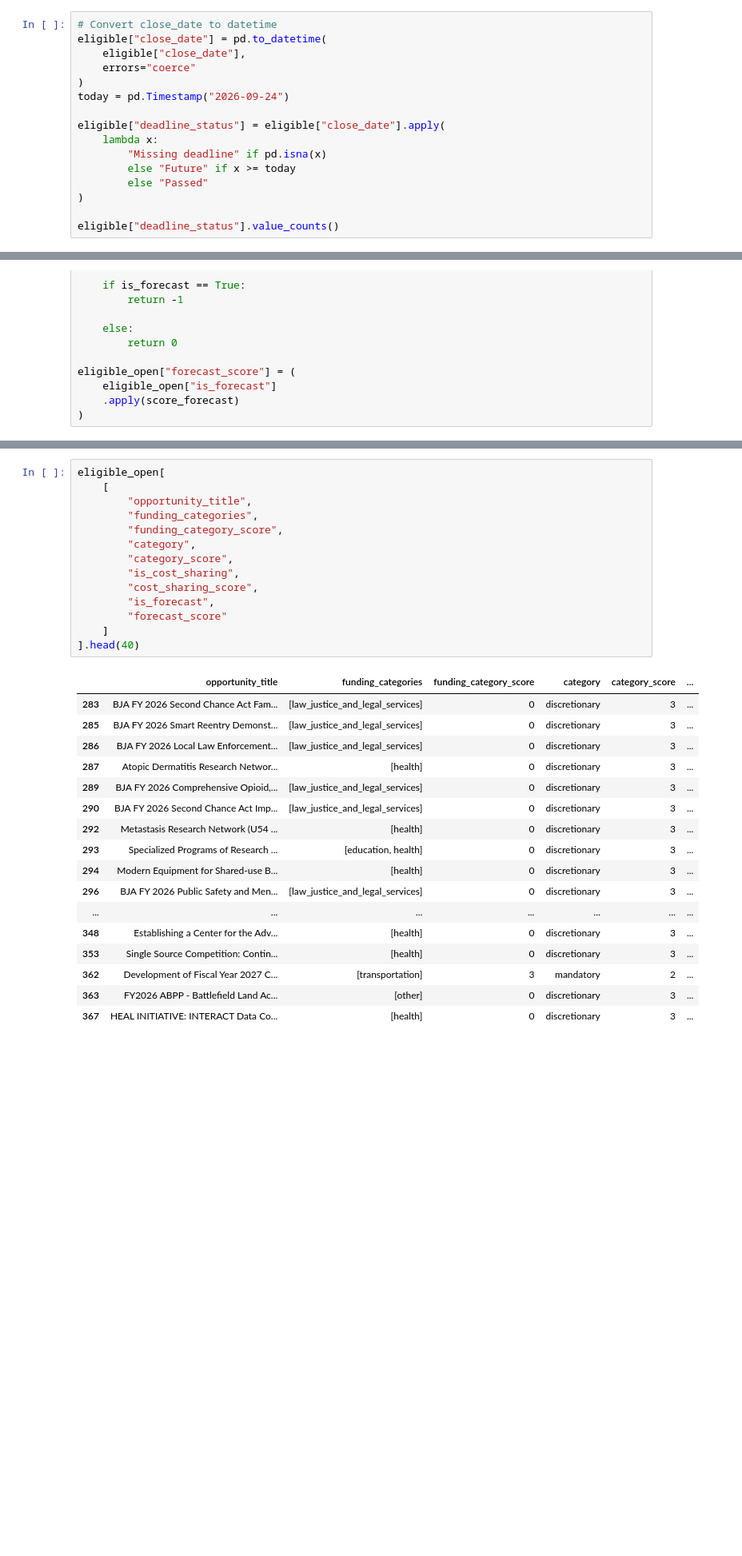
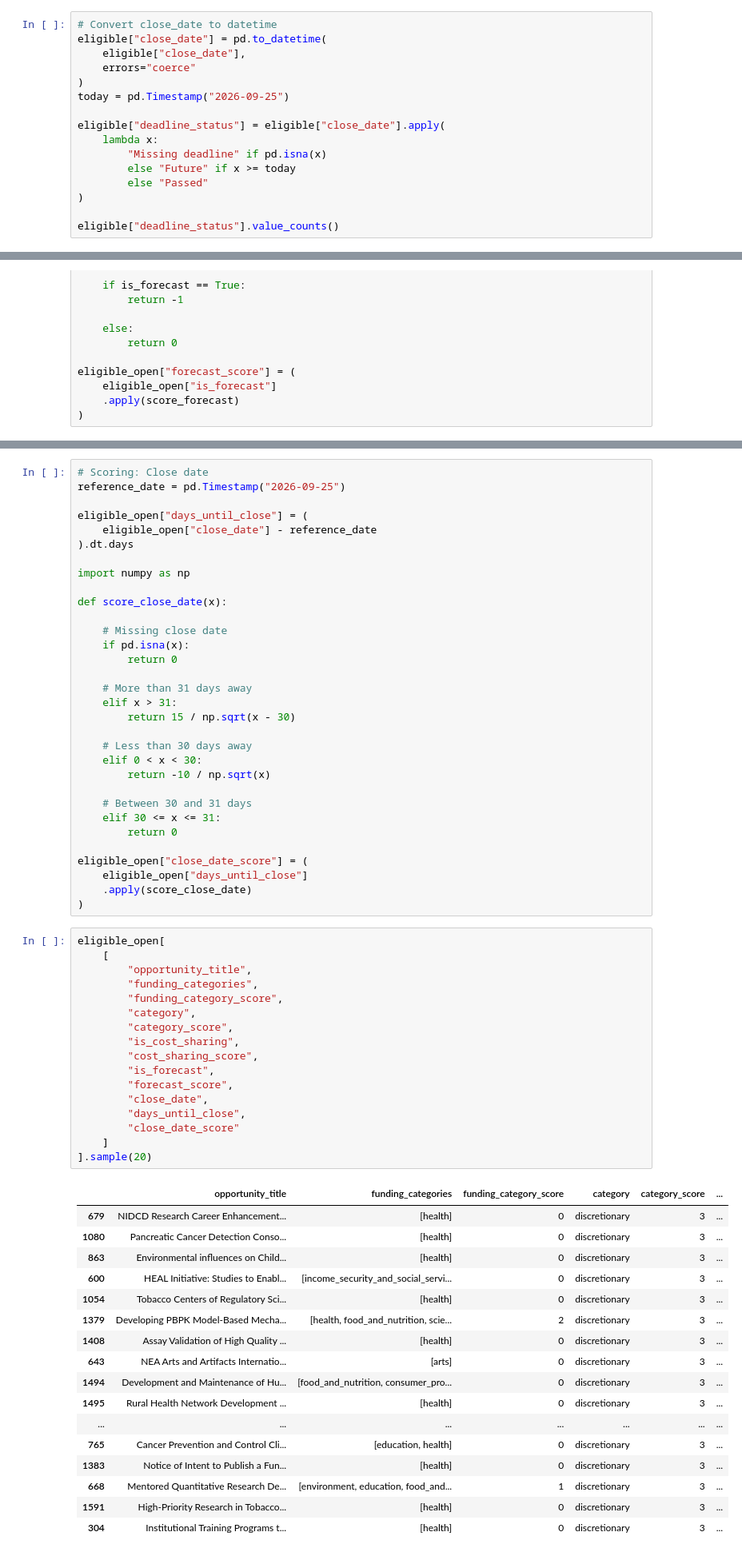
Before and after one commit to sheninyee/sdis-solvathon-2026-team-theSouperSolvers, a Jupyter notebook: solveathon.ipynb, the cells around one changed output, grey strips where cells are left out. Shown at 80% size. Drawn from its saved outputs; the diff is of its cells as text; blank space fills up the shorter version.

```diff
--- a/solveathon.ipynb
+++ b/solveathon.ipynb
@@ -269,7 +269,7 @@ eligible["close_date"] = pd.to_datetime(
     eligible["close_date"],
     errors="coerce"
 )
-today = pd.Timestamp("2026-09-24")
+today = pd.Timestamp("2026-09-25")
 
 eligible["deadline_status"] = eligible["close_date"].apply(
     lambda x:
@@ -428,35 +395,70 @@ eligible_open["days_until_close"] = (
+# %%
+# Scoring: Close date
+reference_date = pd.Timestamp("2026-09-25")
+
+eligible_open["days_until_close"] = (
+    eligible_open["close_date"] - reference_date
+).dt.days
+
+import numpy as np
+
+def score_close_date(x):
+
+    # Missing close date
+    if pd.isna(x):
+        return 0
+
+    # More than 31 days away
+    elif x > 31:
+        return 15 / np.sqrt(x - 30)
+
+    # Less than 30 days away
+    elif 0 < x < 30:
+        return -10 / np.sqrt(x)
+
+    # Between 30 and 31 days
+    elif 30 <= x <= 31:
+        return 0
+
+eligible_open["close_date_score"] = (
+    eligible_open["days_until_close"]
+    .apply(score_close_date)
+)
 # %%
 eligible_open[
     [
         "opportunity_title",
         "funding_categories",
         "funding_category_score",
         "category",
         "category_score",
         "is_cost_sharing",
         "cost_sharing_score",
         "is_forecast",
-        "forecast_score"
+        "forecast_score",
+        "close_date",
+        "days_until_close",
+        "close_date_score"
     ]
-].head(40)
+].sample(20)
 # %% [output]
 |  | opportunity_title | funding_categories | funding_category_score | category | category_score | ... |
-| 283 | BJA FY 2026 Second Chance Act Fam... | [law_justice_and_legal_services] | 0 | discretionary | 3 | ... |
-| 285 | BJA FY 2026 Smart Reentry Demonst... | [law_justice_and_legal_services] | 0 | discretionary | 3 | ... |
-| 286 | BJA FY 2026 Local Law Enforcement... | [law_justice_and_legal_services] | 0 | discretionary | 3 | ... |
-| 287 | Atopic Dermatitis Research Networ... | [health] | 0 | discretionary | 3 | ... |
-| 289 | BJA FY 2026 Comprehensive Opioid,... | [law_justice_and_legal_services] | 0 | discretionary | 3 | ... |
-| 290 | BJA FY 2026 Second Chance Act Imp... | [law_justice_and_legal_services] | 0 | discretionary | 3 | ... |
-| 292 | Metastasis Research Network (U54 ... | [health] | 0 | discretionary | 3 | ... |
-| 293 | Specialized Programs of Research ... | [education, health] | 0 | discretionary | 3 | ... |
-| 294 | Modern Equipment for Shared-use B... | [health] | 0 | discretionary | 3 | ... |
-| 296 | BJA FY 2026 Public Safety and Men... | [law_justice_and_legal_services] | 0 | discretionary | 3 | ... |
+| 679 | NIDCD Research Career Enhancement... | [health] | 0 | discretionary | 3 | ... |
+| 1080 | Pancreatic Cancer Detection Conso... | [health] | 0 | discretionary | 3 | ... |
+| 863 | Environmental influences on Child... | [health] | 0 | discretionary | 3 | ... |
+| 600 | HEAL Initiative: Studies to Enabl... | [income_security_and_social_servi... | 0 | discretionary | 3 | ... |
+| 1054 | Tobacco Centers of Regulatory Sci... | [health] | 0 | discretionary | 3 | ... |
+| 1379 | Developing PBPK Model-Based Mecha... | [health, food_and_nutrition, scie... | 2 | discretionary | 3 | ... |
+| 1408 | Assay Validation of High Quality ... | [health] | 0 | discretionary | 3 | ... |
+| 643 | NEA Arts and Artifacts Internatio... | [arts] | 0 | discretionary | 3 | ... |
+| 1494 | Development and Maintenance of Hu... | [food_and_nutrition, consumer_pro... | 0 | discretionary | 3 | ... |
+| 1495 | Rural Health Network Development ... | [health] | 0 | discretionary | 3 | ... |
 | ... | ... | ... | ... | ... | ... | ... |
-| 348 | Establishing a Center for the Adv... | [health] | 0 | discretionary | 3 | ... |
-| 353 | Single Source Competition: Contin... | [health] | 0 | discretionary | 3 | ... |
-| 362 | Development of Fiscal Year 2027 C... | [transportation] | 3 | mandatory | 2 | ... |
-| 363 | FY2026 ABPP - Battlefield Land Ac... | [other] | 0 | discretionary | 3 | ... |
-| 367 | HEAL INITIATIVE: INTERACT Data Co... | [health] | 0 | discretionary | 3 | ... |
+| 765 | Cancer Prevention and Control Cli... | [education, health] | 0 | discretionary | 3 | ... |
+| 1383 | Notice of Intent to Publish a Fun... | [health] | 0 | discretionary | 3 | ... |
+| 668 | Mentored Quantitative Research De... | [environment, education, food_and... | 1 | discretionary | 3 | ... |
+| 1591 | High-Priority Research in Tobacco... | [health] | 0 | discretionary | 3 | ... |
+| 304 | Institutional Training Programs t... | [health] | 0 | discretionary | 3 | ... |
 # %%
 print("Funding category score:")
 print(eligible_open["funding_category_score"].value_counts().sort_index())
```
Also changed, not shown: parts of 6 cells of this notebook.
